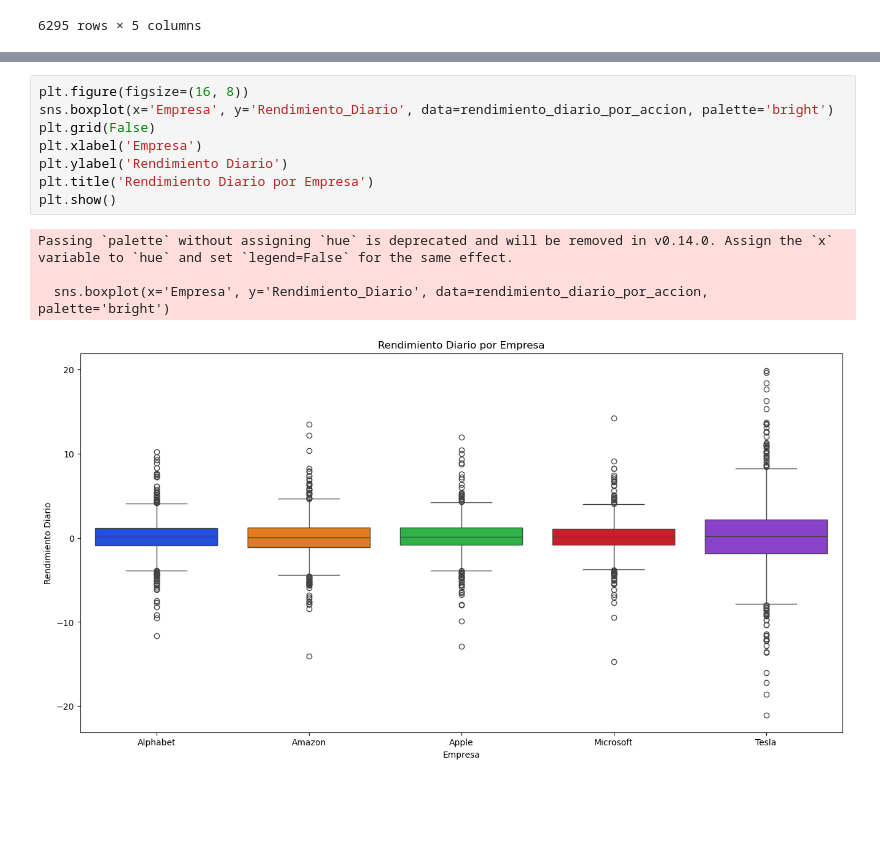
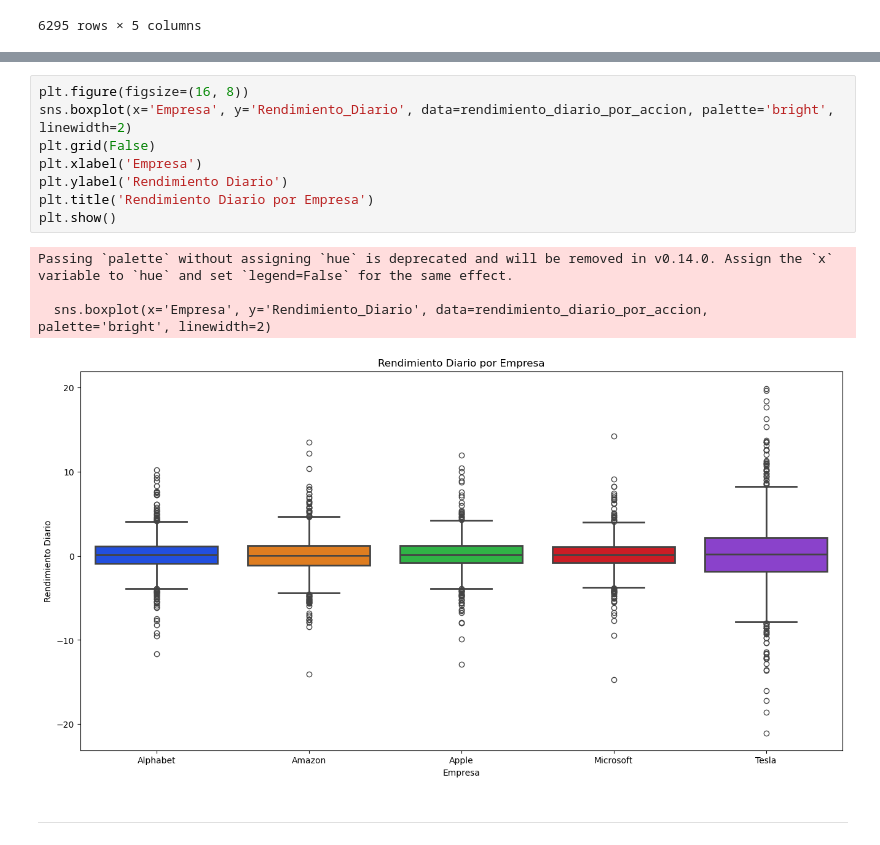
Before and after one commit to lnastri25/BD_UCEMA, a Jupyter notebook: ETL_YHF/visualizacion_datos.ipynb, the cells around one changed output, grey strips where cells are left out. Saved outputs shown, nothing was run; the diff lists cells and outputs as text; blank space fills up the shorter version.

```diff
--- a/ETL_YHF/visualizacion_datos.ipynb
+++ b/ETL_YHF/visualizacion_datos.ipynb
@@ -52,13 +47,15 @@ rendimiento_diario_por_accion.boxplot(column='Rendimiento_Diario', by='Empresa',
 # %%
 plt.figure(figsize=(16, 8))
-sns.boxplot(x='Empresa', y='Rendimiento_Diario', data=rendimiento_diario_por_accion, palette='bright')
+sns.boxplot(x='Empresa', y='Rendimiento_Diario', data=rendimiento_diario_por_accion, palette='bright', linewidth=2)
 plt.grid(False)
 plt.xlabel('Empresa')
 plt.ylabel('Rendimiento Diario')
 plt.title('Rendimiento Diario por Empresa')
 plt.show()
 # %% [output]
 Passing `palette` without assigning `hue` is deprecated and will be removed in v0.14.0. Assign the `x` variable to `hue` and set `legend=False` for the same effect.
 
-  sns.boxplot(x='Empresa', y='Rendimiento_Diario', data=rendimiento_diario_por_accion, palette='bright')
+  sns.boxplot(x='Empresa', y='Rendimiento_Diario', data=rendimiento_diario_por_accion, palette='bright', linewidth=2)
-[figure, old version]
+[figure, new version]
+# %% [markdown]
+---
```
Also changed, not shown: parts of 3 cells of this notebook, 1 other file.
